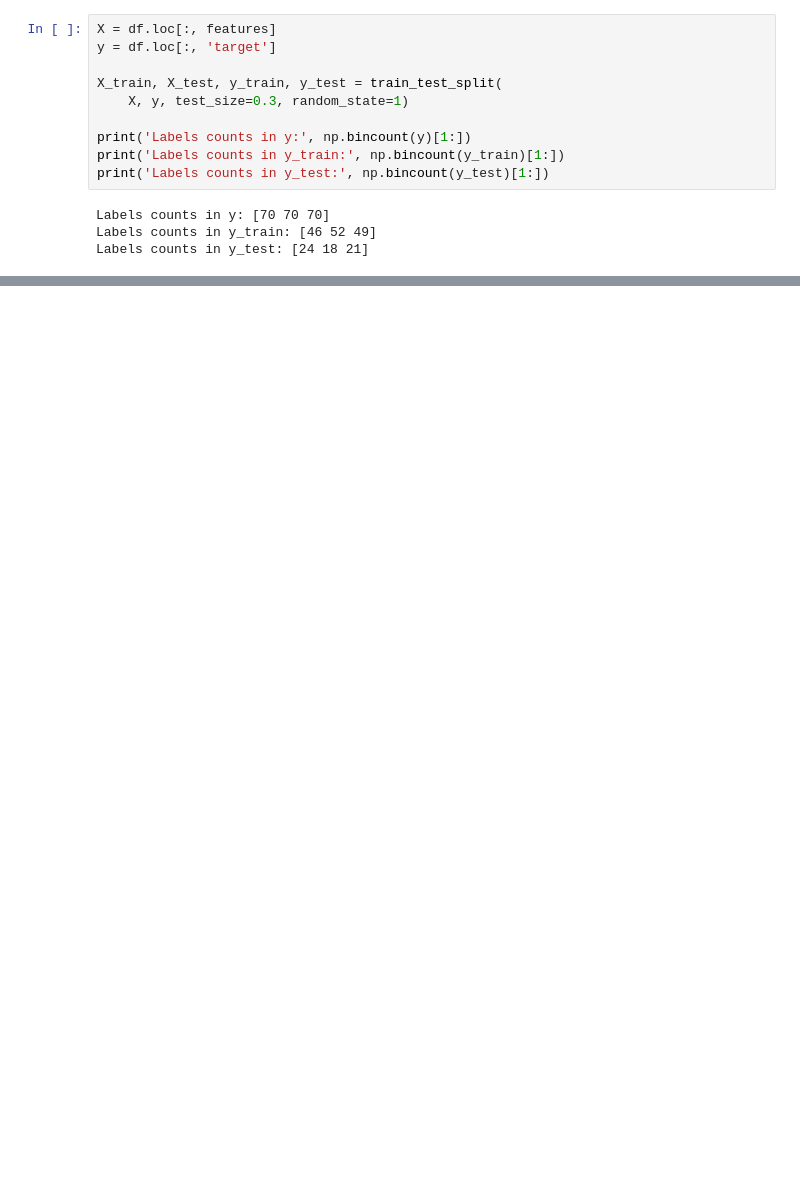
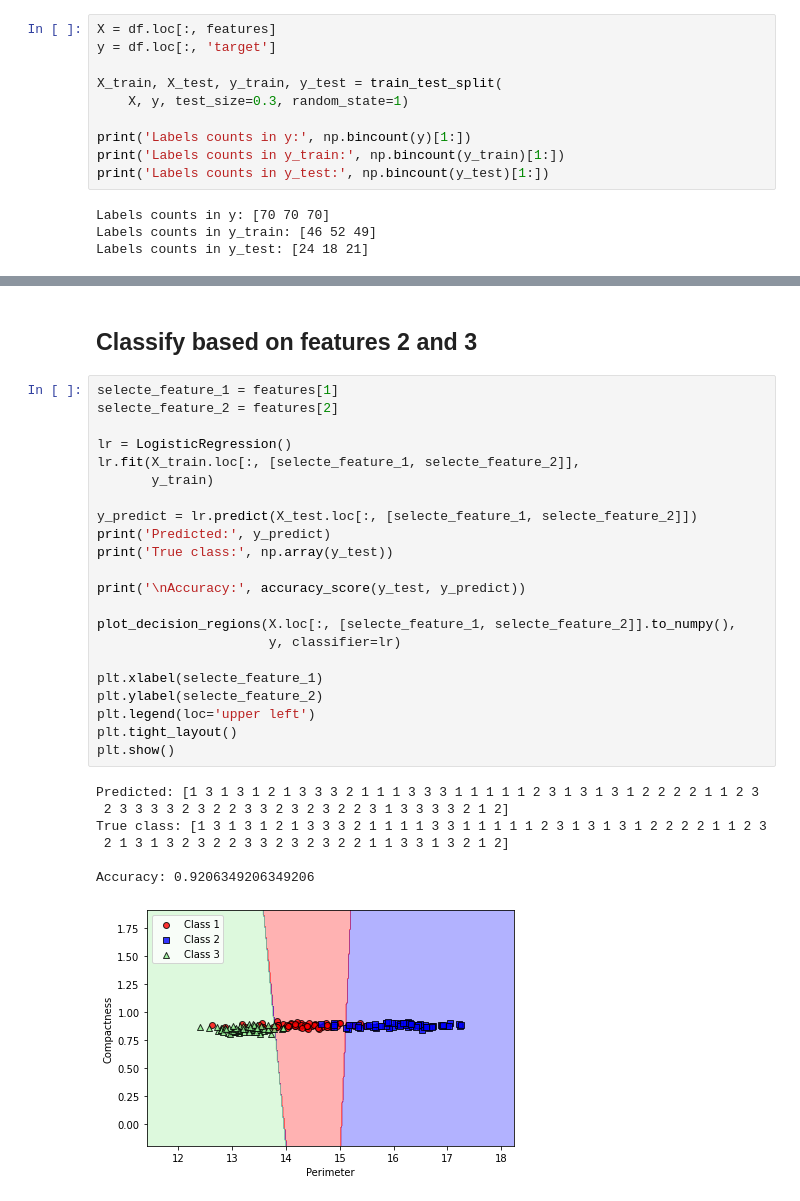
Before and after one commit to um-eece-7217/sp_daj_wheat_seeds, a Jupyter notebook: sp_daj_wheat_seeds_MMHW.ipynb, the cells around one changed output, grey strips where cells are left out. Cells and saved outputs as stored; diff of their text form; blank space fills up the shorter version.

Commit message:
Accuracy added

```diff
--- a/sp_daj_wheat_seeds_MMHW.ipynb
+++ b/sp_daj_wheat_seeds_MMHW.ipynb
@@ -157 +186,33 @@ true class: [1 3 1 3 1 2 1 3 3 3 2 1 1 1 1 3 3 1 1 1 1 1 2 3 1 3 1 3 1 2 2 2 2 1
 [figure]
+# %% [markdown]
+## Classify based on features 2 and 3
+# %%
+selecte_feature_1 = features[1]
+selecte_feature_2 = features[2]
+
+lr = LogisticRegression()
+lr.fit(X_train.loc[:, [selecte_feature_1, selecte_feature_2]],
+       y_train)
+
+y_predict = lr.predict(X_test.loc[:, [selecte_feature_1, selecte_feature_2]])
+print('Predicted:', y_predict)
+print('True class:', np.array(y_test))
+
+print('\nAccuracy:', accuracy_score(y_test, y_predict))
+
+plot_decision_regions(X.loc[:, [selecte_feature_1, selecte_feature_2]].to_numpy(),
+                      y, classifier=lr)
+
+plt.xlabel(selecte_feature_1)
+plt.ylabel(selecte_feature_2)
+plt.legend(loc='upper left')
+plt.tight_layout()
+plt.show()
+# %% [output]
+Predicted: [1 3 1 3 1 2 1 3 3 3 2 1 1 1 3 3 3 1 1 1 1 1 2 3 1 3 1 3 1 2 2 2 2 1 1 2 3
+ 2 3 3 3 3 2 3 2 2 3 3 2 3 2 3 2 2 3 1 3 3 3 3 2 1 2]
+True class: [1 3 1 3 1 2 1 3 3 3 2 1 1 1 1 3 3 1 1 1 1 1 2 3 1 3 1 3 1 2 2 2 2 1 1 2 3
+ 2 1 3 1 3 2 3 2 2 3 3 2 3 2 3 2 2 1 1 3 3 1 3 2 1 2]
+
+Accuracy: 0.9206349206349206
+[figure, added]
```
Also changed, not shown: parts of 11 cells of this notebook.
